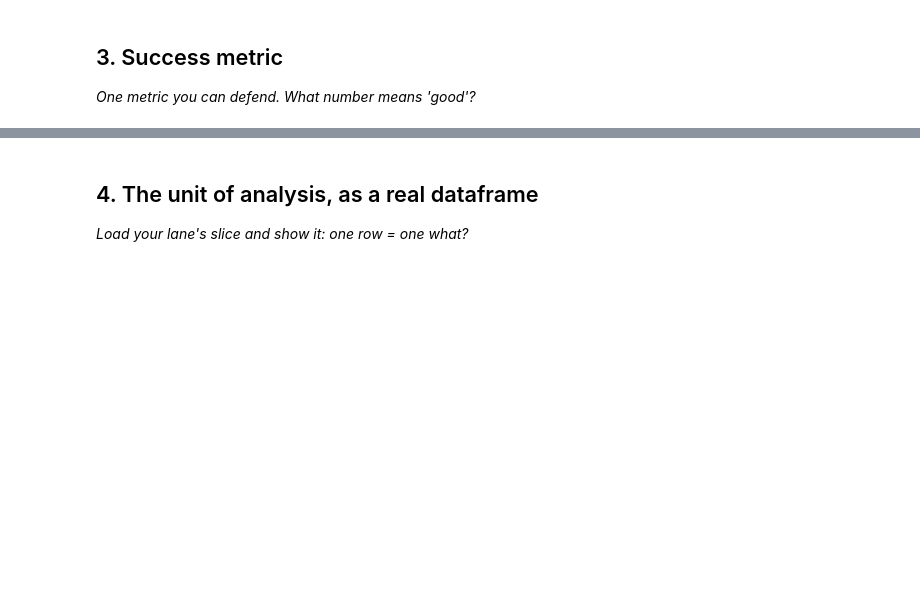
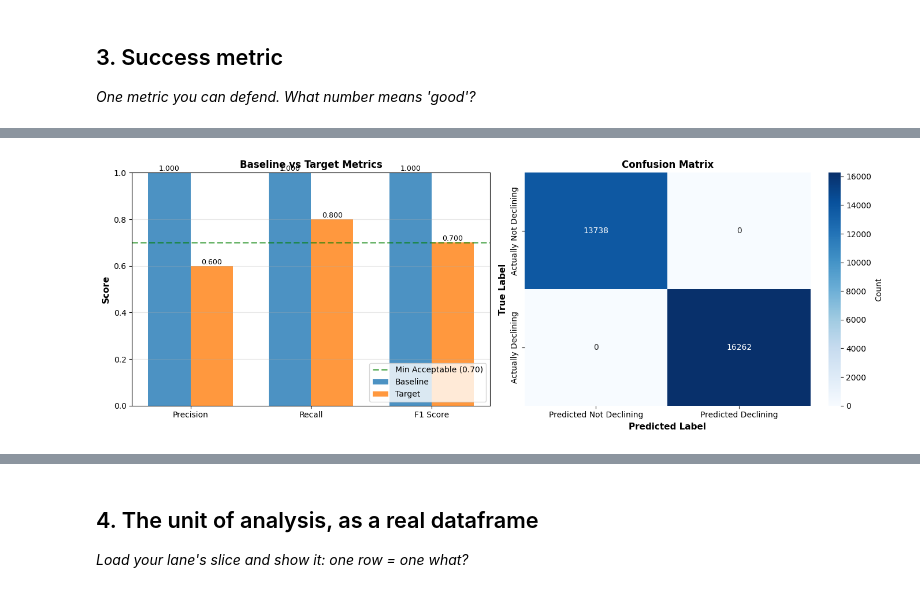
Before and after one commit to cokezero20/FlyRank_AI_ML_Internship_NATIVIDAD, a Jupyter notebook: work/notebooks/w02_ml_task_framing.ipynb, the cells around one changed output, grey strips where cells are left out. Saved outputs shown, nothing was run; the diff lists cells and outputs as text; code cells hidden in the pictures; blank space fills up the shorter version.

```diff
--- a/work/notebooks/w02_ml_task_framing.ipynb
+++ b/work/notebooks/w02_ml_task_framing.ipynb
@@ -29,0 +215,86 @@ This skeleton is yours to fill. Work the sections **in order** — each one has
+# %%
+from sklearn.metrics import precision_score, recall_score, f1_score, confusion_matrix
+import matplotlib.pyplot as plt
+import seaborn as sns
+
+print("=== BASELINE RULE ===\n")
+print("Rule: Flag if impressions_last_30d < impressions_prev_30d × 0.80\n")
+
+if 'impressions_last_30d' in df.columns and 'impressions_prev_30d' in df.columns:
+    baseline_pred = (df['impressions_last_30d'] < df['impressions_prev_30d'] * 0.80).astype(int)
+    y_true = df['is_declining_label']
+
+    baseline_precision = precision_score(y_true, baseline_pred, zero_division=0)
+    baseline_recall = recall_score(y_true, baseline_pred, zero_division=0)
+    baseline_f1 = f1_score(y_true, baseline_pred, zero_division=0)
+
+    print("=" * 60)
+    print("BASELINE PERFORMANCE")
+    print("=" * 60)
+    print(f"Precision: {baseline_precision:.3f}  ({baseline_precision*100:.1f}% of flagged items are real declines)")
+    print(f"Recall:    {baseline_recall:.3f}  ({baseline_recall*100:.1f}% of real declines are caught)")
+    print(f"F1 Score:  {baseline_f1:.3f}  ← YOUR BAR TO BEAT\n")
+
+    # Create visualizations
+    fig, axes = plt.subplots(1, 2, figsize=(14, 5))
+
+    # --- LEFT: Metrics Bar Chart ---
+    metrics = ['Precision', 'Recall', 'F1 Score']
+    values = [baseline_precision, baseline_recall, baseline_f1]
+    targets = [0.60, 0.80, 0.70]
+
+    x = np.arange(len(metrics))
+    width = 0.35
+
+    ax1 = axes[0]
+    bars1 = ax1.bar(x - width/2, values, width, label='Baseline', color='#1f77b4', alpha=0.8)
+    bars2 = ax1.bar(x + width/2, targets, width, label='Target', color='#ff7f0e', alpha=0.8)
+
+    ax1.axhline(y=0.70, color='green', linestyle='--', linewidth=2, label='Min Acceptable (0.70)', alpha=0.6)
+    ax1.set_ylabel('Score', fontsize=11, fontweight='bold')
+    ax1.set_title('Baseline vs Target Metrics', fontsize=12, fontweight='bold')
+    ax1.set_xticks(x)
+    ax1.set_xticklabels(metrics)
+    ax1.set_ylim(0, 1)
+    ax1.legend(loc='lower right')
+    ax1.grid(axis='y', alpha=0.3)
+
+    # Add value labels on bars
+    for bar in bars1:
+        height = bar.get_height()
+        ax1.text(bar.get_x() + bar.get_width()/2., height,
+                f'{height:.3f}', ha='center', va='bottom', fontsize=9)
+    for bar in bars2:
+        height = bar.get_height()
+        ax1.text(bar.get_x() + bar.get_width()/2., height,
+                f'{height:.3f}', ha='center', va='bottom', fontsize=9)
+
+    # --- RIGHT: Confusion Matrix Heatmap ---
+    tn, fp, fn, tp = confusion_matrix(y_true, baseline_pred).ravel()
+    cm = np.array([[tn, fp], [fn, tp]])
+
+    ax2 = axes[1]
+    sns.heatmap(cm, annot=True, fmt='d', cmap='Blues', ax=ax2,
+                cbar_kws={'label': 'Count'},
+                xticklabels=['Predicted Not Declining', 'Predicted Declining'],
+                yticklabels=['Actually Not Declining', 'Actually Declining'])
+    ax2.set_ylabel('True Label', fontsize=11, fontweight='bold')
+    ax2.set_xlabel('Predicted Label', fontsize=11, fontweight='bold')
+    ax2.set_title('Confusion Matrix', fontsize=12, fontweight='bold')
+
+    plt.tight_layout()
+    plt.show()
+
+    # Print confusion matrix details
+    print("\nConfusion Matrix Breakdown:")
+    print(f"  ✓ True Positives  (correctly flagged):       {tp:,}")
+    print(f"  ✗ False Positives (wrongly flagged):         {fp:,}")
+    print(f"  ✗ False Negatives (missed declines):         {fn:,}")
+    print(f"  ✓ True Negatives  (correctly didn't flag):   {tn:,}\n")
+
+    print("=" * 60)
+    print(f"Target: F1 ≥ 0.70  |  Current Baseline: F1 = {baseline_f1:.3f}")
+    print("=" * 60)
+else:
+    print("⚠️ Columns not found")
+# %% [output]
@@ -29,0 +311 @@ This skeleton is yours to fill. Work the sections **in order** — each one has
+[figure, added]
```
Also changed, not shown: parts of 17 cells of this notebook.
